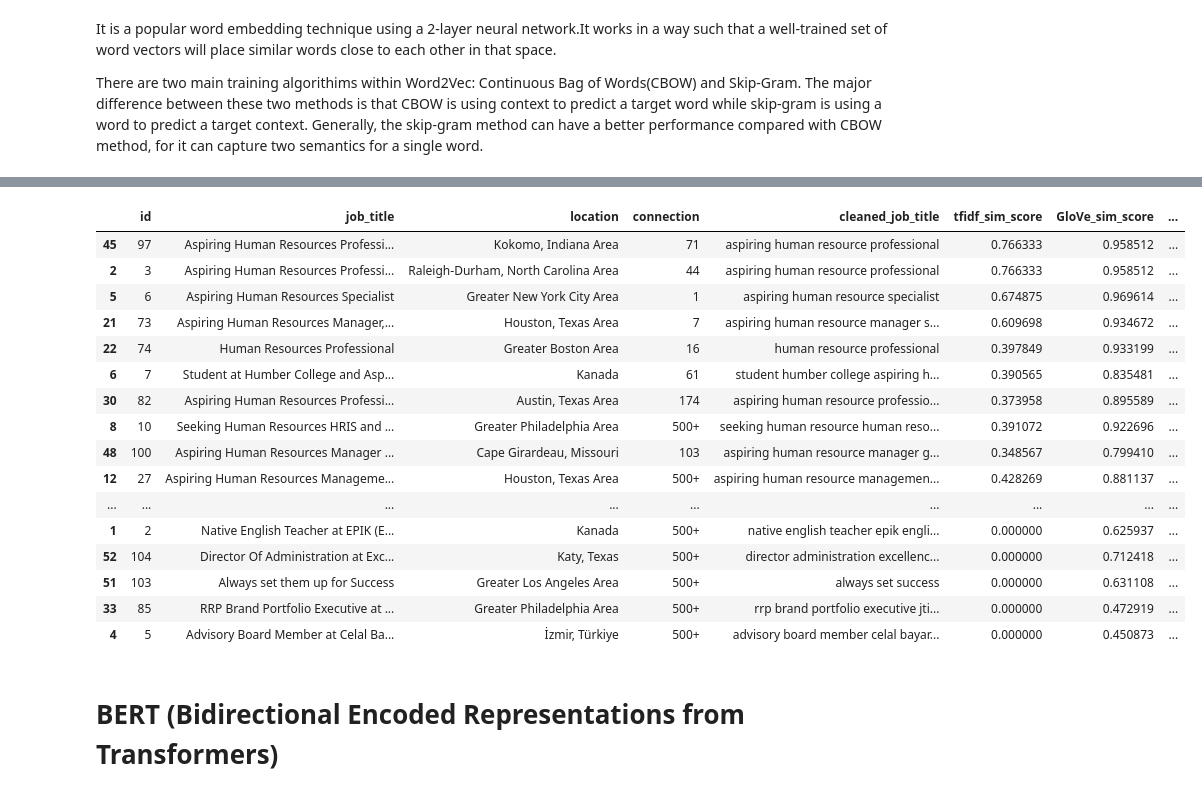
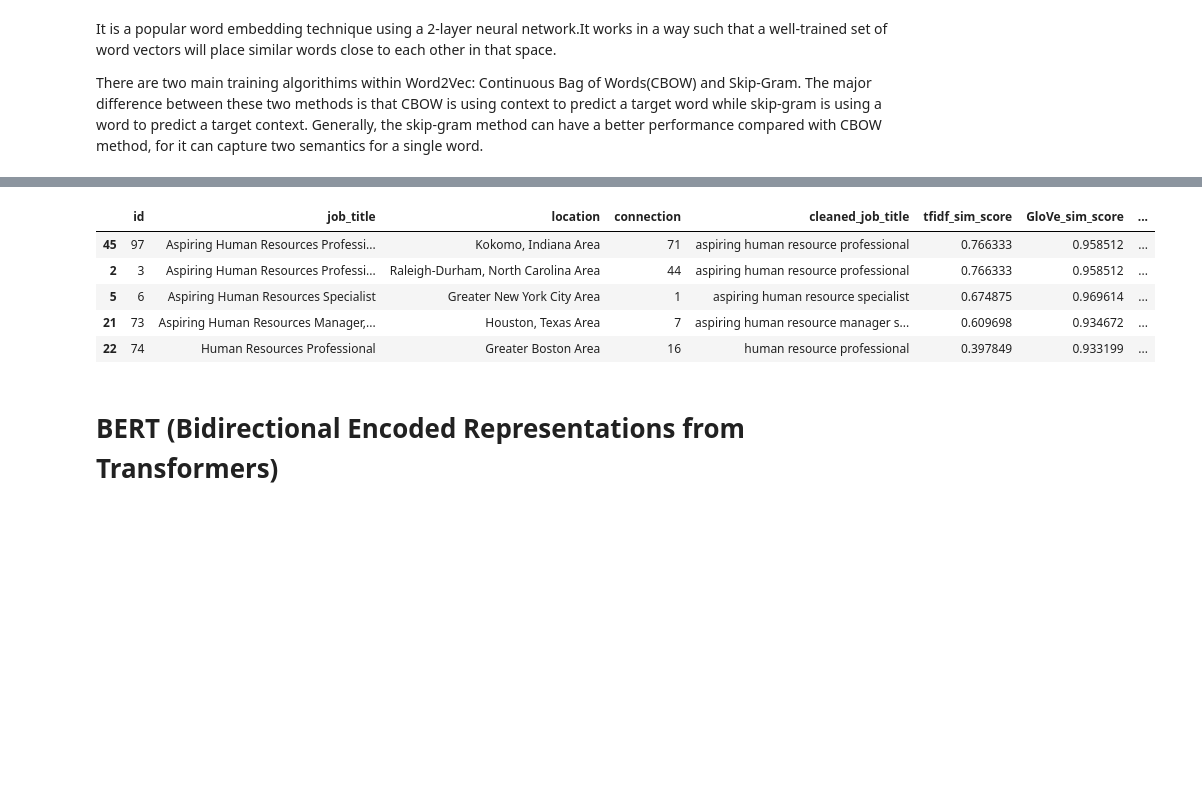
Before and after one commit to agupta004/B0k0jvj61abBaUpB, a Jupyter notebook: Potential_Talents.ipynb, the cells around one changed output, grey strips where cells are left out. Cells and saved outputs as stored; diff of their text form; code cells hidden in the pictures; blank space fills up the shorter version.

```diff
--- a/Potential_Talents.ipynb
+++ b/Potential_Talents.ipynb
@@ -430,32 +360,21 @@ doc_token_vectors(lemmatized_phrase, w2v_model, w2v_search_phrase, 300)
 # %%
 # Cosine Similarity score for Word2Vec model
 w2v_similarity_score = []
 for i in range(0, len(pt)):
     sim_score = cosine_similarity(np.mean(w2v_search_phrase, axis = 0),
                                   np.mean(w2v_vectors[i], axis = 0))
     w2v_similarity_score.append(sim_score)
 
 # Add Word2Vec similarity score
 pt['Word2Vec_sim_score'] = w2v_similarity_score
-pt.sort_values(by = 'Word2Vec_sim_score', ascending = False)
+pt.sort_values(by = 'Word2Vec_sim_score', ascending = False).head()
 # %% [output]
 |  | id | job_title | location | connection | cleaned_job_title | tfidf_sim_score | GloVe_sim_score | ... |
 | 45 | 97 | Aspiring Human Resources Professi... | Kokomo, Indiana Area | 71 | aspiring human resource professional | 0.766333 | 0.958512 | ... |
 | 2 | 3 | Aspiring Human Resources Professi... | Raleigh-Durham, North Carolina Area | 44 | aspiring human resource professional | 0.766333 | 0.958512 | ... |
 | 5 | 6 | Aspiring Human Resources Specialist | Greater New York City Area | 1 | aspiring human resource specialist | 0.674875 | 0.969614 | ... |
 | 21 | 73 | Aspiring Human Resources Manager,... | Houston, Texas Area | 7 | aspiring human resource manager s... | 0.609698 | 0.934672 | ... |
 | 22 | 74 | Human Resources Professional | Greater Boston Area | 16 | human resource professional | 0.397849 | 0.933199 | ... |
-| 6 | 7 | Student at Humber College and Asp... | Kanada | 61 | student humber college aspiring h... | 0.390565 | 0.835481 | ... |
-| 30 | 82 | Aspiring Human Resources Professi... | Austin, Texas Area | 174 | aspiring human resource professio... | 0.373958 | 0.895589 | ... |
-| 8 | 10 | Seeking Human Resources HRIS and ... | Greater Philadelphia Area | 500+ | seeking human resource human reso... | 0.391072 | 0.922696 | ... |
-| 48 | 100 | Aspiring Human Resources Manager ... | Cape Girardeau, Missouri | 103 | aspiring human resource manager g... | 0.348567 | 0.799410 | ... |
-| 12 | 27 | Aspiring Human Resources Manageme... | Houston, Texas Area | 500+ | aspiring human resource managemen... | 0.428269 | 0.881137 | ... |
-| ... | ... | ... | ... | ... | ... | ... | ... | ... |
-| 1 | 2 | Native English Teacher at EPIK (E... | Kanada | 500+ | native english teacher epik engli... | 0.000000 | 0.625937 | ... |
-| 52 | 104 | Director Of Administration at Exc... | Katy, Texas | 500+ | director administration excellenc... | 0.000000 | 0.712418 | ... |
-| 51 | 103 | Always set them up for Success | Greater Los Angeles Area | 500+ | always set success | 0.000000 | 0.631108 | ... |
-| 33 | 85 | RRP Brand Portfolio Executive at ... | Greater Philadelphia Area | 500+ | rrp brand portfolio executive jti... | 0.000000 | 0.472919 | ... |
-| 4 | 5 | Advisory Board Member at Celal Ba... | İzmir, Türkiye | 500+ | advisory board member celal bayar... | 0.000000 | 0.450873 | ... |
 # %% [markdown]
 # BERT (Bidirectional Encoded Representations from Transformers)
 # %% [markdown]
```
Also changed, not shown: parts of 29 cells of this notebook.
